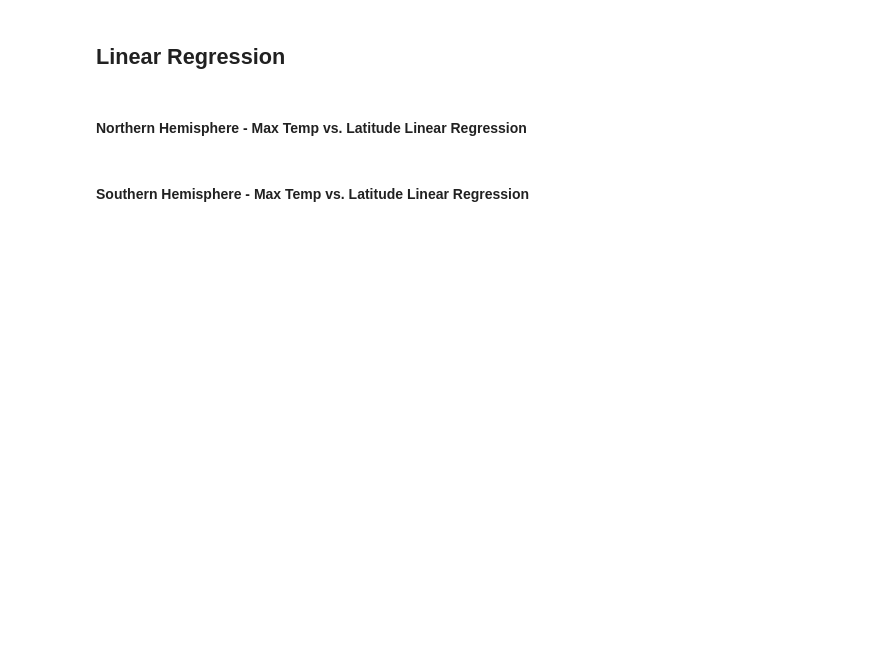
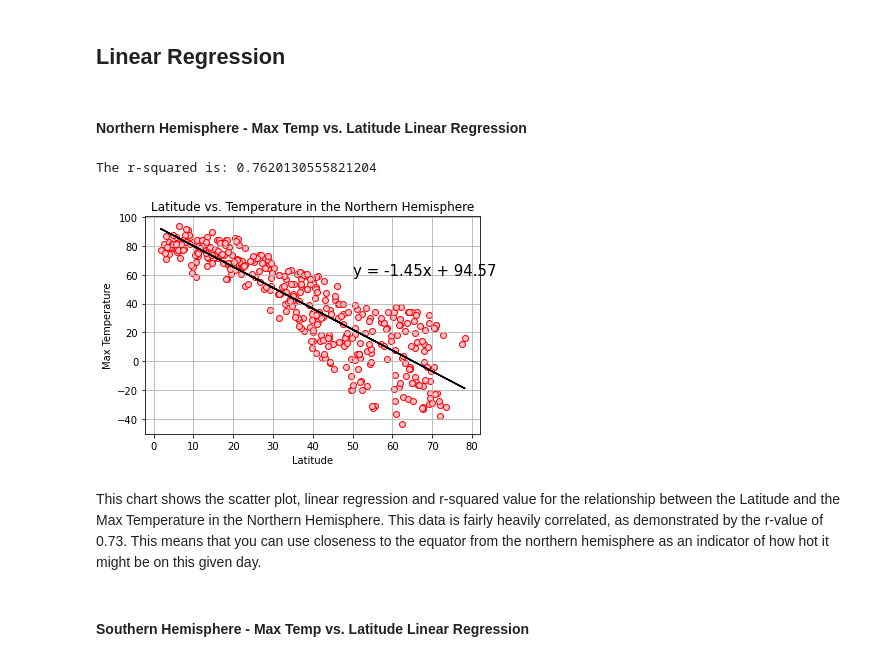
Before and after one commit to halpeter/python-api-analysis, a Jupyter notebook: code/WeatherPy/WeatherPy.ipynb, the cells around one changed output. Drawn from its saved outputs; the diff is of its cells as text; code cells hidden in the pictures; blank space fills up the shorter version.

```diff
--- a/code/WeatherPy/WeatherPy.ipynb
+++ b/code/WeatherPy/WeatherPy.ipynb
@@ -236,6 +243,39 @@ plt.show()
 # %% [markdown]
 ## Linear Regression
+# %%
+#Split Weather DataFrame into Northern & Southern Hemispheres
+north = weather.loc[weather["Lat"] >= 0]
+south = weather.loc[weather["Lat"] < 0]
 # %% [markdown]
 ####  Northern Hemisphere - Max Temp vs. Latitude Linear Regression
+# %%
+#Create a linear regressions & scatter plot for the northern hemisphere (lat >=0)
+#for the max temp vs latitude
+x_values = north["Lat"]
+y_values = north["Max Temp"]
+(slope, intercept, rvalue, pvalue, stderr) = linregress(x_values, y_values)
+regress_values = x_values * slope + intercept
+line_eq = "y = " + str(round(slope,2)) + "x + " + str(round(intercept,2))
+#Plot the scatter plot and linear regression
+plt.scatter(x_values, y_values, facecolor="pink", edgecolor="red")
+plt.plot(x_values,regress_values,"r-", color="black")
+plt.annotate(line_eq,(50, 60),fontsize=15,color="black")
+#Add grid
+plt.grid()
+#Set titles, x and y labels
+plt.title("Latitude vs. Temperature in the Northern Hemisphere")
+plt.xlabel("Latitude")
+plt.ylabel("Max Temperature")
+#Print the r-squared value
+print(f"The r-squared is: {rvalue**2}")
+#Save PNG of plot
+plt.savefig("output_data/Latitude vs Temperature - Northern Hemisphere.png")
+#Display scatter plot
+plt.show()
+# %% [output]
+The r-squared is: 0.7620130555821204
+[figure, added]
+# %% [markdown]
+This chart shows the scatter plot, linear regression and r-squared value for the relationship between the Latitude and the Max Temperature in the Northern Hemisphere. This data is fairly heavily correlated, as demonstrated by the r-value of 0.73. This means that you can use closeness to the equator from the northern hemisphere as an indicator of how hot it might be on this given day.
 # %% [markdown]
 ####  Southern Hemisphere - Max Temp vs. Latitude Linear Regression
```
Also changed, not shown: parts of 29 cells of this notebook, 16 other files.
